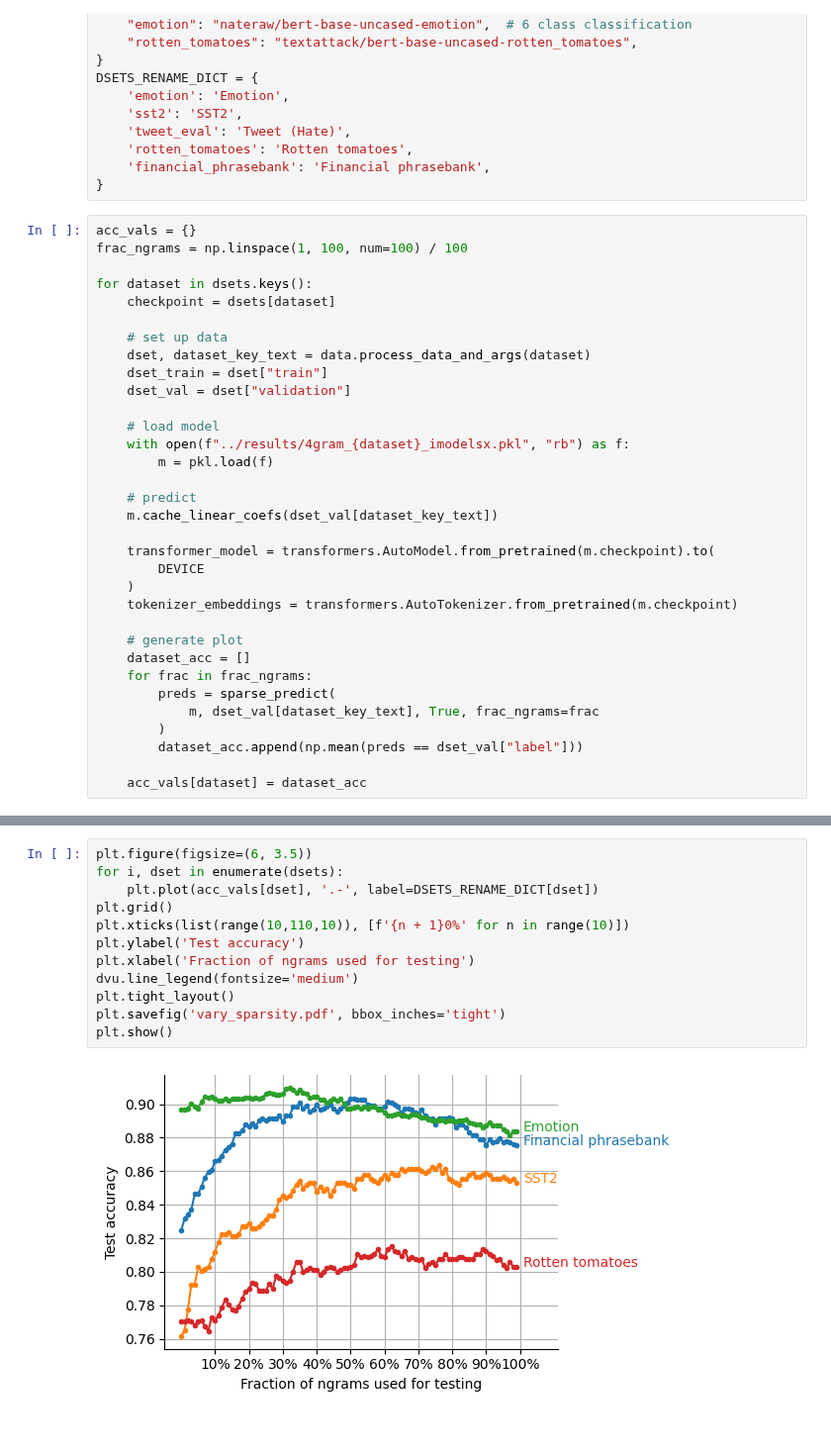
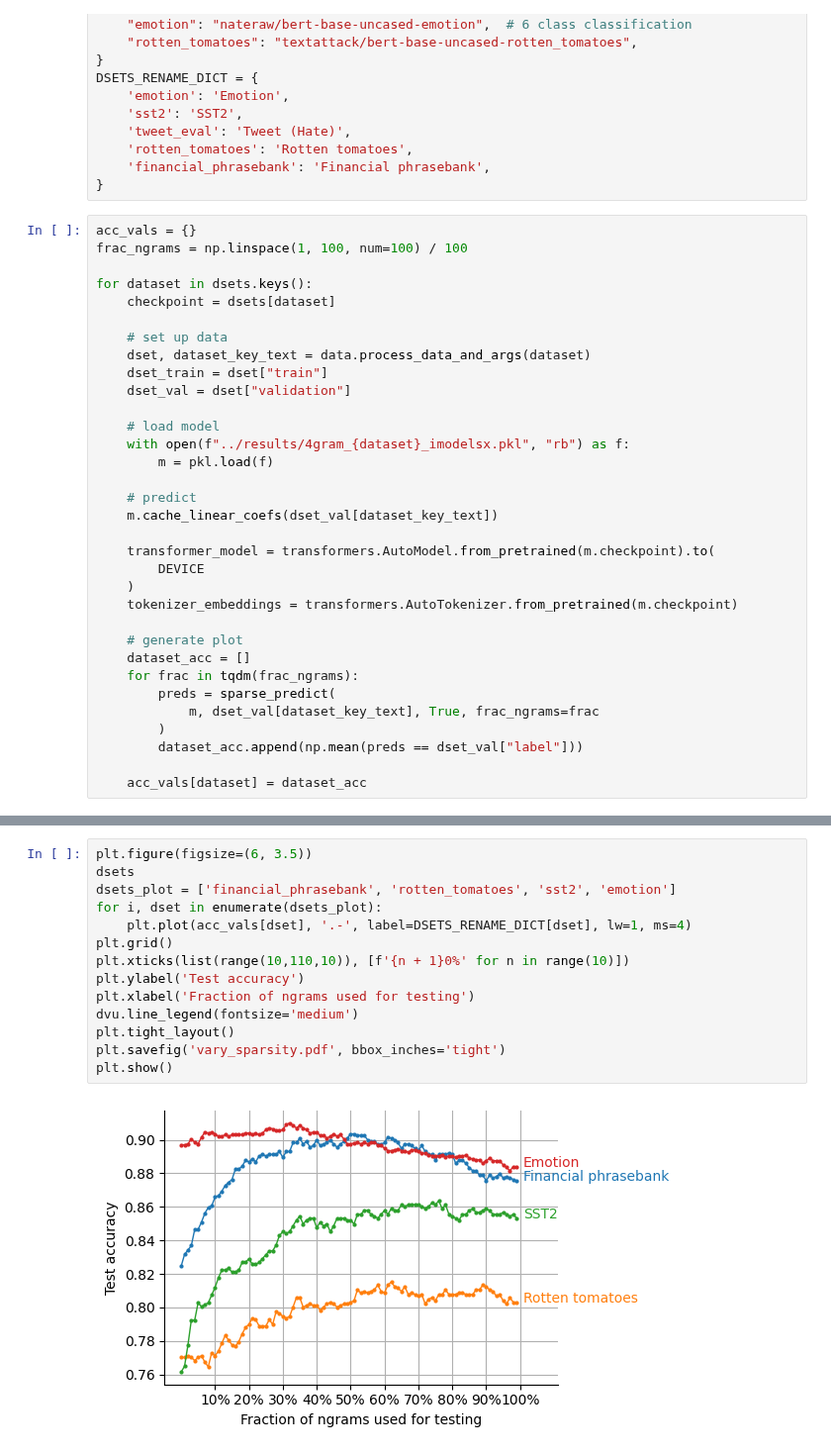
Before and after one commit to microsoft/augmented-interpretable-models, a Jupyter notebook: notebooks/07_embedding_sparsity.ipynb, the cells around one changed output, grey strips where cells are left out. Shown at 99% size. Drawn from its saved outputs; the diff is of its cells as text.

```diff
--- a/notebooks/07_embedding_sparsity.ipynb
+++ b/notebooks/07_embedding_sparsity.ipynb
@@ -118,7 +122,7 @@ for dataset in dsets.keys():
 
     # generate plot
     dataset_acc = []
-    for frac in frac_ngrams:
+    for frac in tqdm(frac_ngrams):
         preds = sparse_predict(
             m, dset_val[dataset_key_text], True, frac_ngrams=frac
         )
@@ -128,14 +163,16 @@ for dataset in dsets.keys():
 # %%
 plt.figure(figsize=(6, 3.5))
-for i, dset in enumerate(dsets):
-    plt.plot(acc_vals[dset], '.-', label=DSETS_RENAME_DICT[dset])
+dsets
+dsets_plot = ['financial_phrasebank', 'rotten_tomatoes', 'sst2', 'emotion']
+for i, dset in enumerate(dsets_plot):
+    plt.plot(acc_vals[dset], '.-', label=DSETS_RENAME_DICT[dset], lw=1, ms=4)
 plt.grid()
 plt.xticks(list(range(10,110,10)), [f'{n + 1}0%' for n in range(10)])
 plt.ylabel('Test accuracy')
 plt.xlabel('Fraction of ngrams used for testing')
 dvu.line_legend(fontsize='medium')
 plt.tight_layout()
 plt.savefig('vary_sparsity.pdf', bbox_inches='tight')
 plt.show()
 # %% [output]
-[figure, old version]
+[figure, new version]
```
Also changed, not shown: parts of 2 cells of this notebook.
